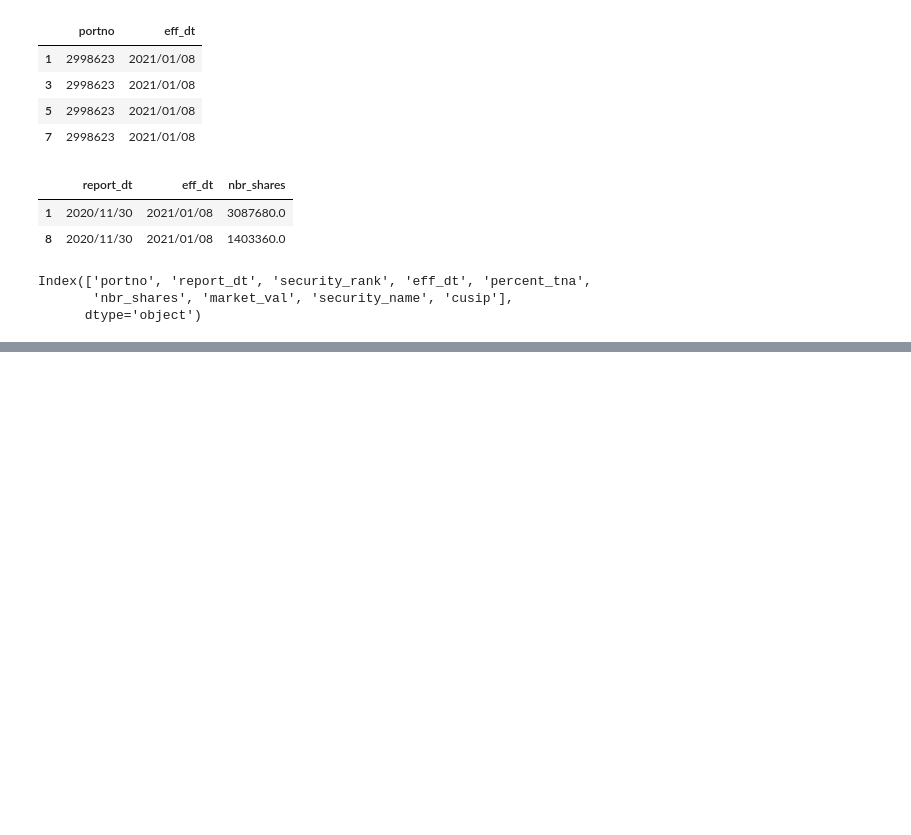
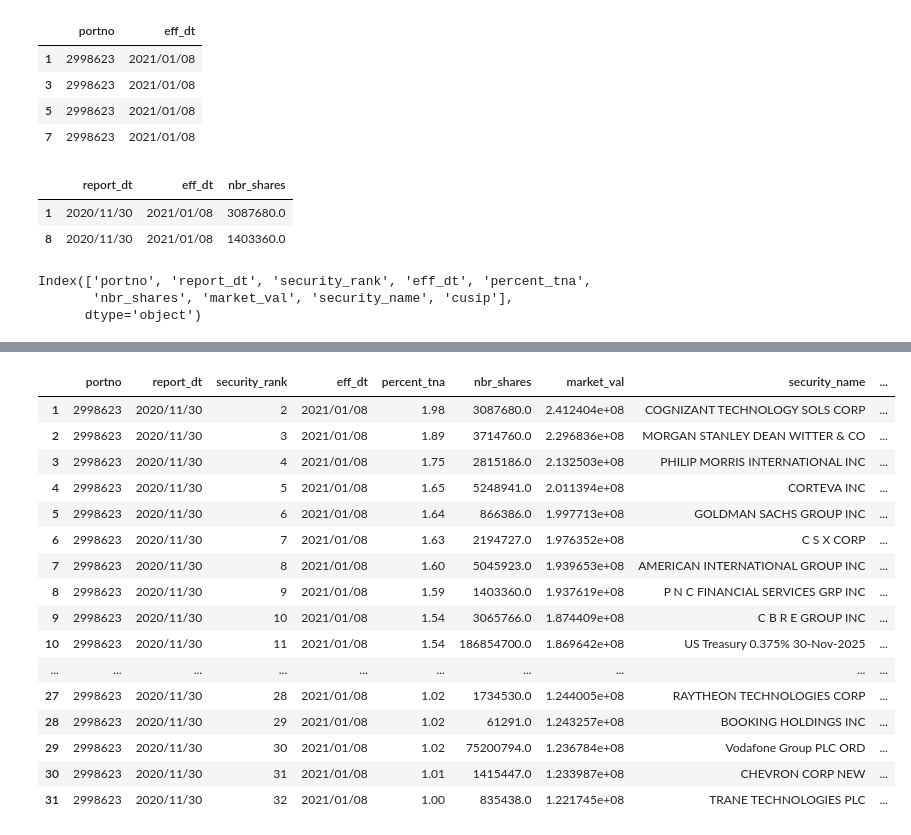
Before and after one commit to uuboyscy/tjr101, a Jupyter notebook: data-pipeline/src/03_read_big_file.ipynb, the cells around one changed output, grey strips where cells are left out. Cells and saved outputs as stored; diff of their text form; code cells hidden in the pictures; blank space fills up the shorter version.

```diff
--- a/data-pipeline/src/03_read_big_file.ipynb
+++ b/data-pipeline/src/03_read_big_file.ipynb
@@ -105,0 +314,38 @@ Index(['portno', 'report_dt', 'security_rank', 'eff_dt', 'percent_tna',
+# %%
+"""
+select *
+from some_table
+where portno = '2998623'
+and eff_dt = '2021/01/08'
+and (percent_tna <= 2 or percent_tna >= 1);
+"""
+filter_portno_2998623 = df["portno"] == "2998623"
+filter_eff_dt_20210108 = df["eff_dt"] == "2021/01/08"
+filter_percent_tna_gt_2 = df["percent_tna"] > 2
+filter_percent_tna_lt_1 = df["percent_tna"] < 1
+
+df[
+    filter_portno_2998623
+    & filter_eff_dt_20210108
+    & ~(
+        filter_percent_tna_gt_2 | filter_percent_tna_lt_1
+    )
+]
+# %% [output]
+|  | portno | report_dt | security_rank | eff_dt | percent_tna | nbr_shares | market_val | security_name | ... |
+| 1 | 2998623 | 2020/11/30 | 2 | 2021/01/08 | 1.98 | 3087680.0 | 2.412404e+08 | COGNIZANT TECHNOLOGY SOLS CORP | ... |
+| 2 | 2998623 | 2020/11/30 | 3 | 2021/01/08 | 1.89 | 3714760.0 | 2.296836e+08 | MORGAN STANLEY DEAN WITTER & CO | ... |
+| 3 | 2998623 | 2020/11/30 | 4 | 2021/01/08 | 1.75 | 2815186.0 | 2.132503e+08 | PHILIP MORRIS INTERNATIONAL INC | ... |
+| 4 | 2998623 | 2020/11/30 | 5 | 2021/01/08 | 1.65 | 5248941.0 | 2.011394e+08 | CORTEVA INC | ... |
+| 5 | 2998623 | 2020/11/30 | 6 | 2021/01/08 | 1.64 | 866386.0 | 1.997713e+08 | GOLDMAN SACHS GROUP INC | ... |
+| 6 | 2998623 | 2020/11/30 | 7 | 2021/01/08 | 1.63 | 2194727.0 | 1.976352e+08 | C S X CORP | ... |
+| 7 | 2998623 | 2020/11/30 | 8 | 2021/01/08 | 1.60 | 5045923.0 | 1.939653e+08 | AMERICAN INTERNATIONAL GROUP INC | ... |
+| 8 | 2998623 | 2020/11/30 | 9 | 2021/01/08 | 1.59 | 1403360.0 | 1.937619e+08 | P N C FINANCIAL SERVICES GRP INC | ... |
+| 9 | 2998623 | 2020/11/30 | 10 | 2021/01/08 | 1.54 | 3065766.0 | 1.874409e+08 | C B R E GROUP INC | ... |
+| 10 | 2998623 | 2020/11/30 | 11 | 2021/01/08 | 1.54 | 186854700.0 | 1.869642e+08 | US Treasury 0.375% 30-Nov-2025 | ... |
+| ... | ... | ... | ... | ... | ... | ... | ... | ... | ... |
+| 27 | 2998623 | 2020/11/30 | 28 | 2021/01/08 | 1.02 | 1734530.0 | 1.244005e+08 | RAYTHEON TECHNOLOGIES CORP | ... |
+| 28 | 2998623 | 2020/11/30 | 29 | 2021/01/08 | 1.02 | 61291.0 | 1.243257e+08 | BOOKING HOLDINGS INC | ... |
+| 29 | 2998623 | 2020/11/30 | 30 | 2021/01/08 | 1.02 | 75200794.0 | 1.236784e+08 | Vodafone Group PLC ORD | ... |
+| 30 | 2998623 | 2020/11/30 | 31 | 2021/01/08 | 1.01 | 1415447.0 | 1.233987e+08 | CHEVRON CORP NEW | ... |
+| 31 | 2998623 | 2020/11/30 | 32 | 2021/01/08 | 1.00 | 835438.0 | 1.221745e+08 | TRANE TECHNOLOGIES PLC | ... |
```
Also changed, not shown: parts of 16 cells of this notebook.
